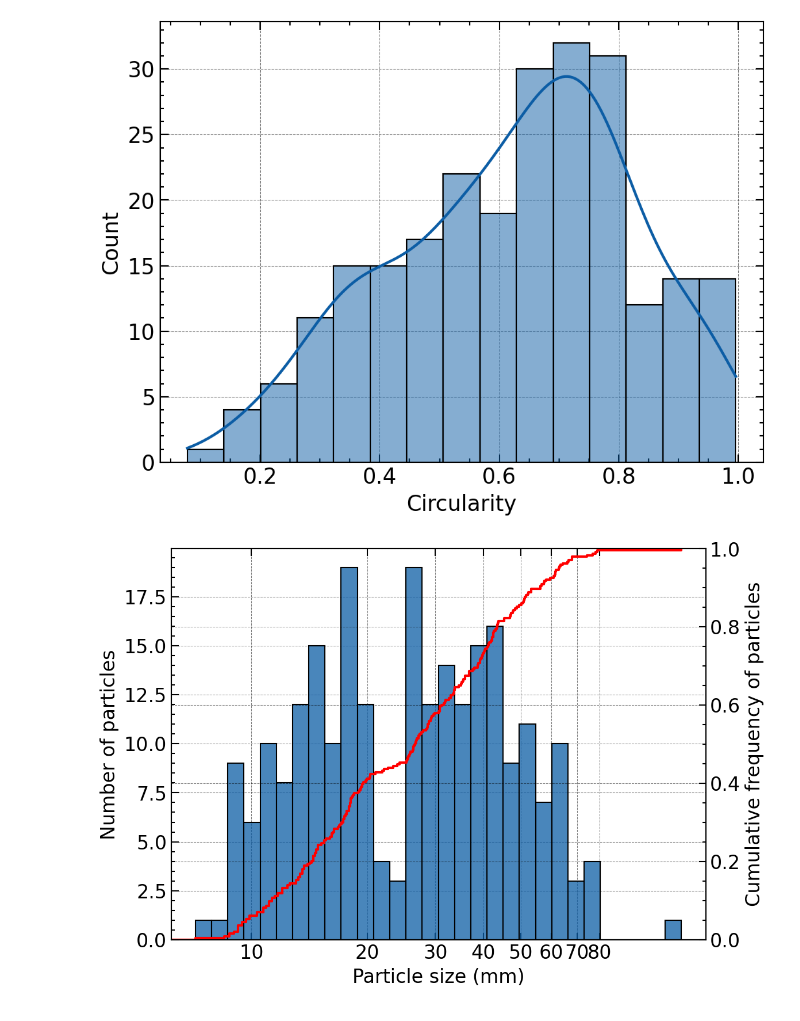
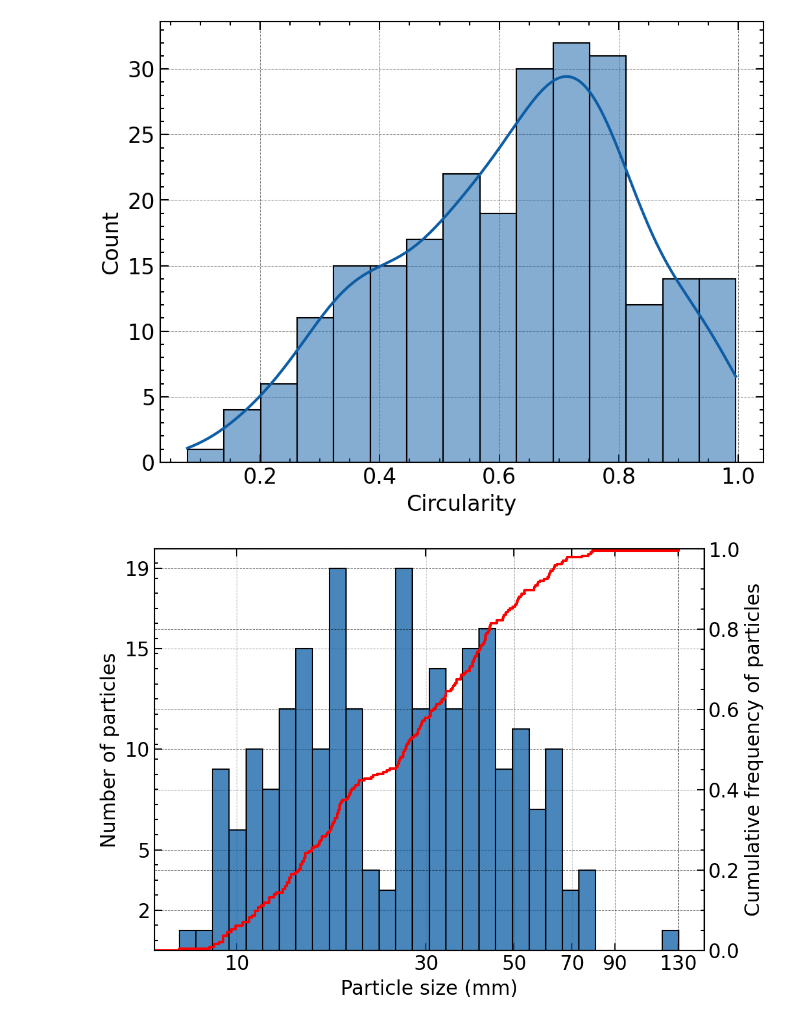
Before and after one commit to BrinthanK/particle_size_analysis, a Jupyter notebook: watershed_method.ipynb, the cells around one changed output. Cells and saved outputs as stored; diff of their text form; code cells hidden in the pictures.

```diff
--- a/watershed_method.ipynb
+++ b/watershed_method.ipynb
@@ -220,17 +234,20 @@ plt.show(circularity)
 # %%
 # particle size distribution frequency and cumulative curves
 f, ax = plt.subplots(dpi=150)
 #sns.despine(f)
 ax1=sns.histplot( data=Final_work["equivalent_diameter"],bins=30,kde=False,
              line_kws={"linewidth":2,'color': '#b44a46'},log_scale=True)
 ax1 = plt.twinx()
 sns.ecdfplot(Final_work,x="equivalent_diameter",ax=ax1,stat="proportion",color='red',
      linewidth=2)
 
 ax.xaxis.set_major_formatter(mpl.ticker.ScalarFormatter())
-ax.set_xticks([10, 20,30, 40,50,60,70,80])
+ax.set_xticks([10,30,50,70,90,130])
+ax.set_yticks([2,5,10,15,19])
 ax.set(xlabel='Particle size (mm)', ylabel='Number of particles')
 ax1.set_ylabel('Cumulative frequency of particles')
+plt.xticks(fontsize=15)
+plt.savefig('psd2.pdf')
 plt.show()
 # %% [output]
-[figure, old version]
+[figure, new version]
```
Also changed, not shown: parts of 3 cells of this notebook.
